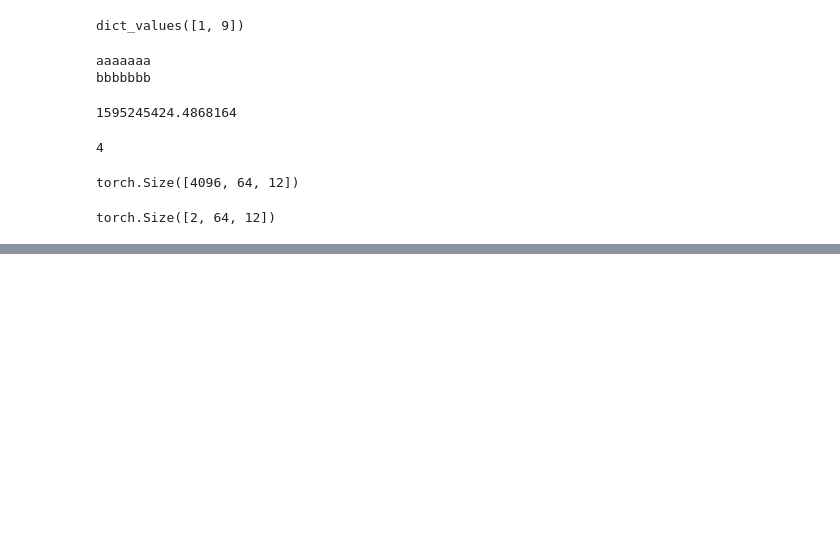
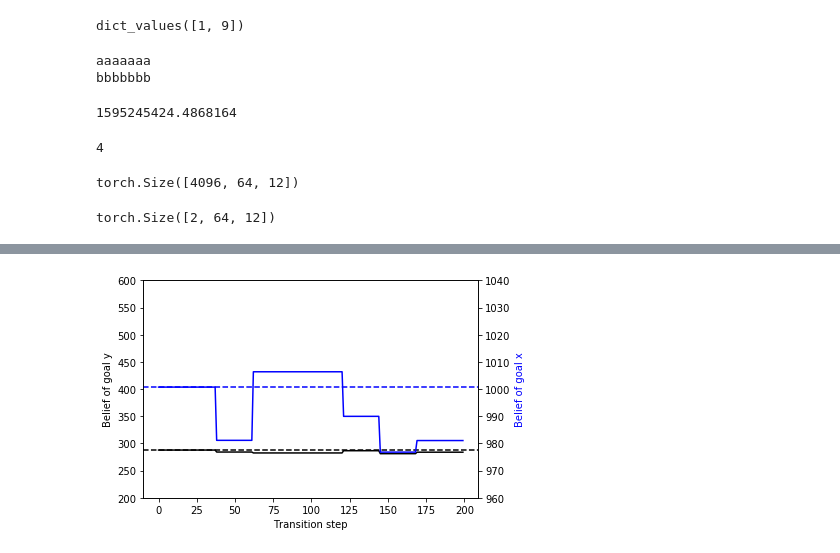
Before and after one commit to alvaroprat97/MetaRobot, a Jupyter notebook: testing.ipynb, the cells around one changed output, grey strips where cells are left out. Cells and saved outputs as stored; diff of their text form; code cells hidden in the pictures; blank space fills up the shorter version.

```diff
--- a/testing.ipynb
+++ b/testing.ipynb
@@ -516,0 +779,4 @@ torch.Size([2, 64, 12])
+# %%
+belief_plot(all_paths_traj_sparse[9])
+# %% [output]
+[figure, added]
```
Also changed, not shown: parts of 6 cells of this notebook, 18 other files.
